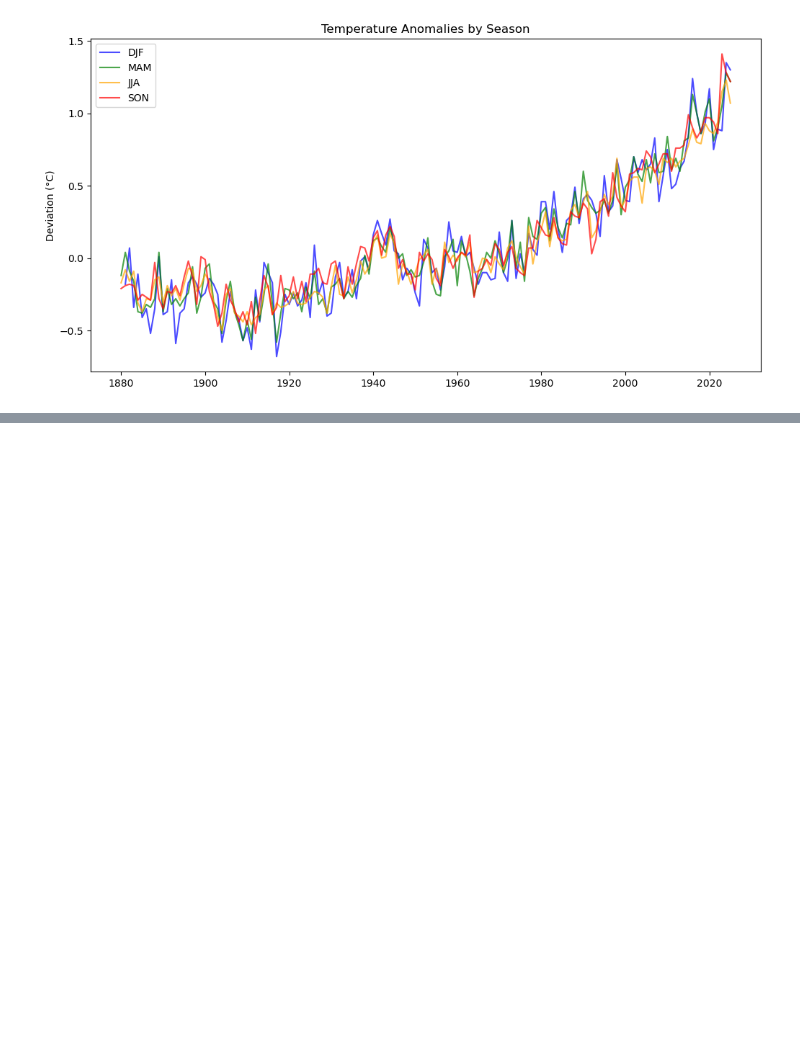
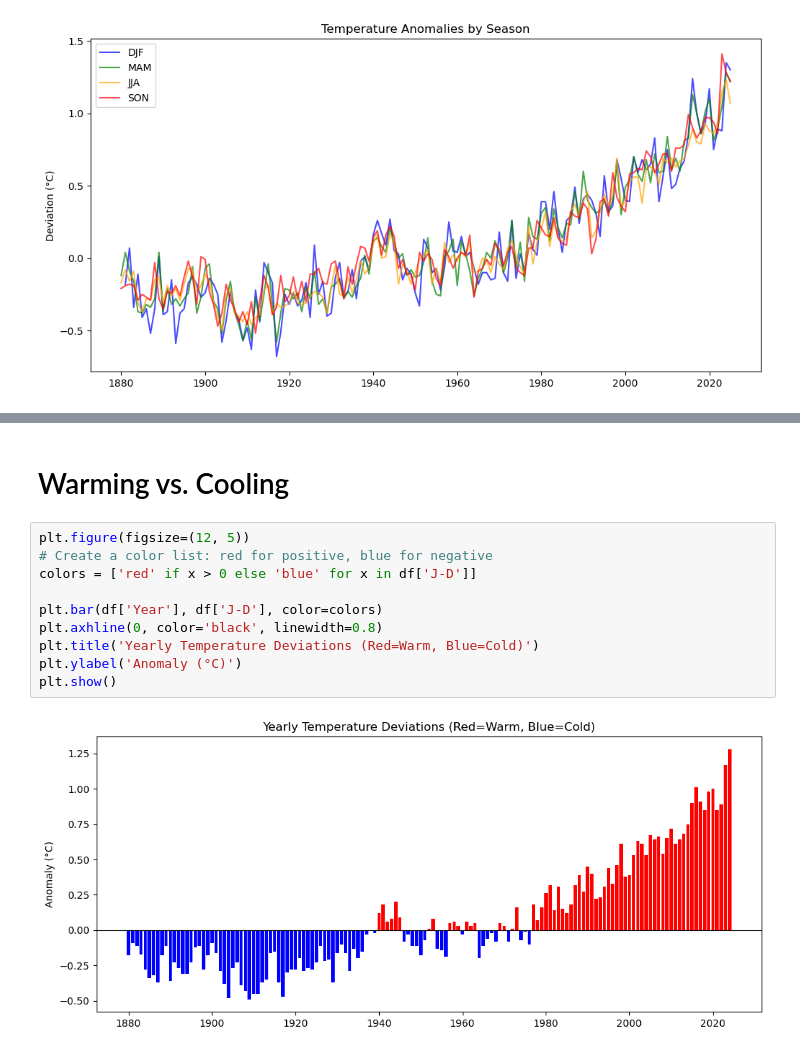
Before and after one commit to MELAI-1/MY-PROJECT, a Jupyter notebook: Climate/climate_intro/05_Global Temperature Anomaly Forecasting..ipynb, the cells around one changed output, grey strips where cells are left out. Saved outputs shown, nothing was run; the diff lists cells and outputs as text; blank space fills up the shorter version.

```diff
--- a/Climate/climate_intro/05_Global Temperature Anomaly Forecasting..ipynb
+++ b/Climate/climate_intro/05_Global Temperature Anomaly Forecasting..ipynb
@@ -77,0 +100,14 @@ plt.show()
+# %% [markdown]
+# Warming vs. Cooling
+# %%
+plt.figure(figsize=(12, 5))
+# Create a color list: red for positive, blue for negative
+colors = ['red' if x > 0 else 'blue' for x in df['J-D']]
+
+plt.bar(df['Year'], df['J-D'], color=colors)
+plt.axhline(0, color='black', linewidth=0.8)
+plt.title('Yearly Temperature Deviations (Red=Warm, Blue=Cold)')
+plt.ylabel('Anomaly (°C)')
+plt.show()
+# %% [output]
+[figure, added]
```
Also changed, not shown: parts of 10 cells of this notebook.
